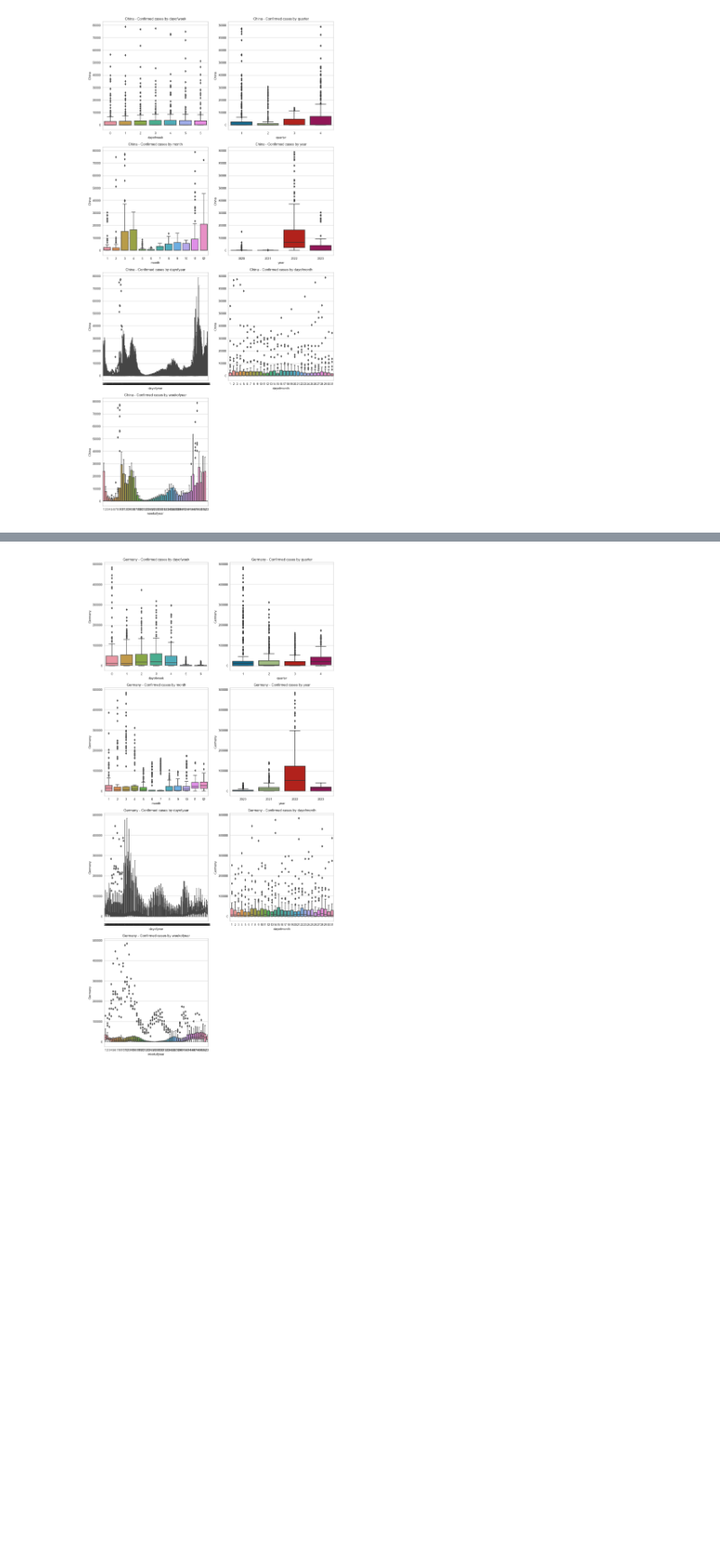
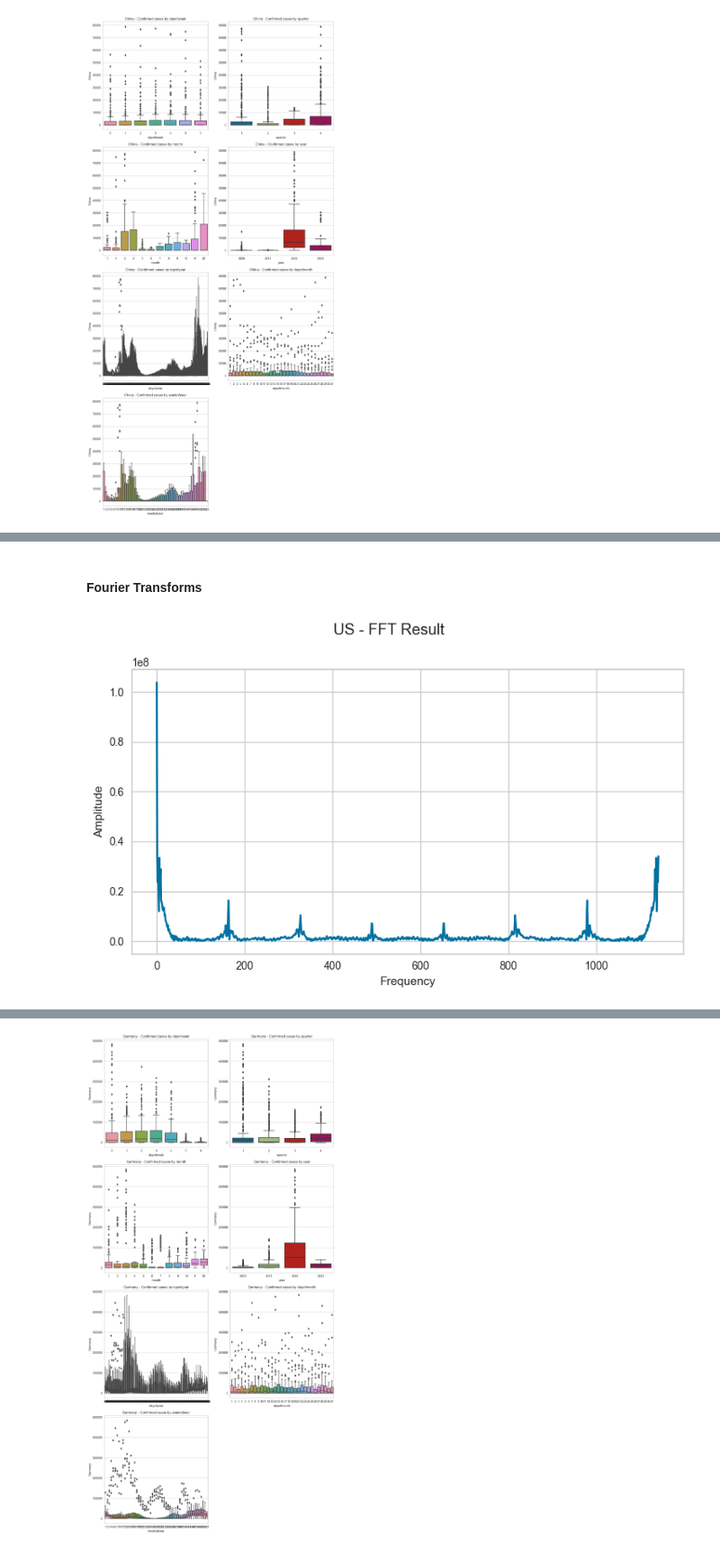
Before and after one commit to thisisqubika/talos-forecasting, a Jupyter notebook: covid19_confirmed_cases_1_EDA.ipynb, the cells around one changed output, grey strips where cells are left out. Shown at 90% size. Cells and saved outputs as stored; diff of their text form; code cells hidden in the pictures; blank space fills up the shorter version.

```diff
--- a/covid19_confirmed_cases_1_EDA.ipynb
+++ b/covid19_confirmed_cases_1_EDA.ipynb
@@ -271,0 +345,6 @@ box_plot_by_country_feature(df_confirmed_subset, 'India')
+# %% [markdown]
+#### Fourier Transforms
+# %%
+plot_fft_decompose(df_confirmed_subset, 'US')
+# %% [output]
+[figure, added]
```
Also changed, not shown: parts of 67 cells of this notebook.
